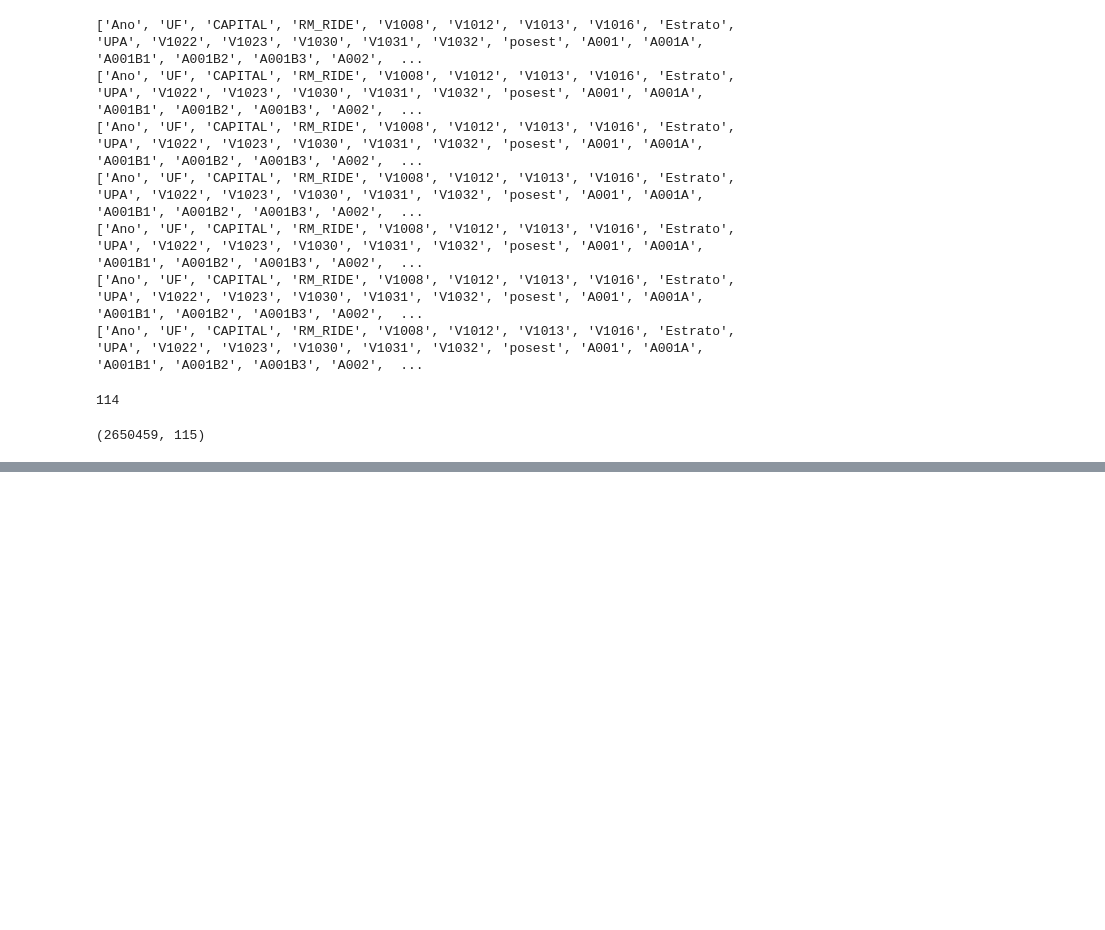
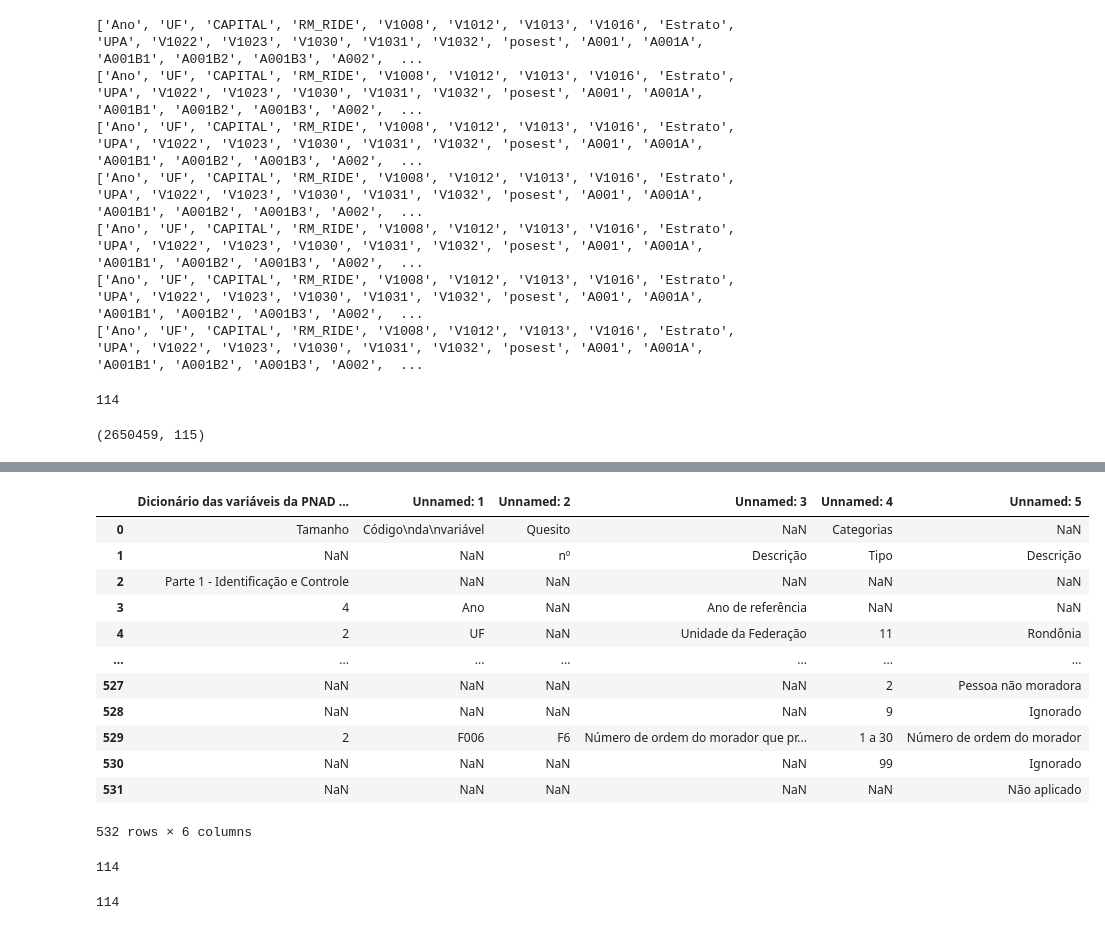
Before and after one commit to IgorNascAlves/Tech_Challenge_Fase03, a Jupyter notebook: notebooks/explorando_dados.ipynb, the cells around one changed output, grey strips where cells are left out. Saved outputs shown, nothing was run; the diff lists cells and outputs as text; code cells hidden in the pictures; blank space fills up the shorter version.

```diff
--- a/notebooks/explorando_dados.ipynb
+++ b/notebooks/explorando_dados.ipynb
@@ -279,0 +186,35 @@ KeyError: 'C0103'
+# %%
+# read Dicionario_PNAD_COVID_052020_20220621.xls
+df_dic = pd.read_excel('../dados_projeto\documentacao\Dicionario_PNAD_COVID_052020_20220621.xls', sheet_name='dicionário pnad covid')
+df_dic
+# %% [output]
+|  | Dicionário das variáveis da PNAD ... | Unnamed: 1 | Unnamed: 2 | Unnamed: 3 | Unnamed: 4 | Unnamed: 5 |
+| 0 | Tamanho | Código\nda\nvariável | Quesito | NaN | Categorias | NaN |
+| 1 | NaN | NaN | nº | Descrição | Tipo | Descrição |
+| 2 | Parte 1 - Identificação e Controle | NaN | NaN | NaN | NaN | NaN |
+| 3 | 4 | Ano | NaN | Ano de referência | NaN | NaN |
+| 4 | 2 | UF | NaN | Unidade da Federação | 11 | Rondônia |
+| ... | ... | ... | ... | ... | ... | ... |
+| 527 | NaN | NaN | NaN | NaN | 2 | Pessoa não moradora |
+| 528 | NaN | NaN | NaN | NaN | 9 | Ignorado |
+| 529 | 2 | F006 | F6 | Número de ordem do morador que pr... | 1 a 30 | Número de ordem do morador |
+| 530 | NaN | NaN | NaN | NaN | 99 | Ignorado |
+| 531 | NaN | NaN | NaN | NaN | NaN | Não aplicado |
+532 rows × 6 columns
+# %%
+count = 0
+for coluna in common_columns:
+    if coluna in df_dic['Unnamed: 1'].dropna().tolist():
+        count += 1
+count
+# %% [output]
+114
+# %%
+#create a dict with the columns names (Unnamed: 1) and the description that is on Unnamed: 3 that are on common_columns
+dict_columns = {}
+for coluna in common_columns:
+    if coluna in df_dic['Unnamed: 1'].dropna().tolist():
+        dict_columns[coluna] = df_dic[df_dic['Unnamed: 1'] == coluna]['Unnamed: 3'].values[0]
+len(dict_columns)
+# %% [output]
+114
```
Also changed, not shown: parts of 47 cells of this notebook, 3 other files.
